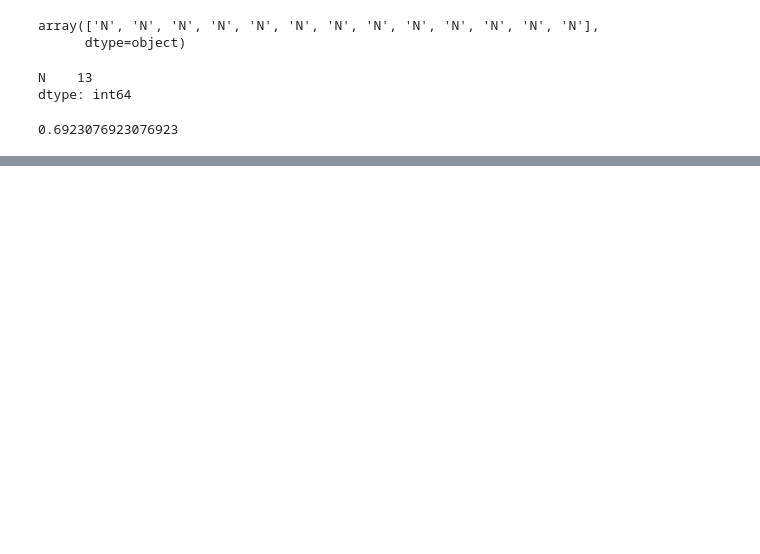
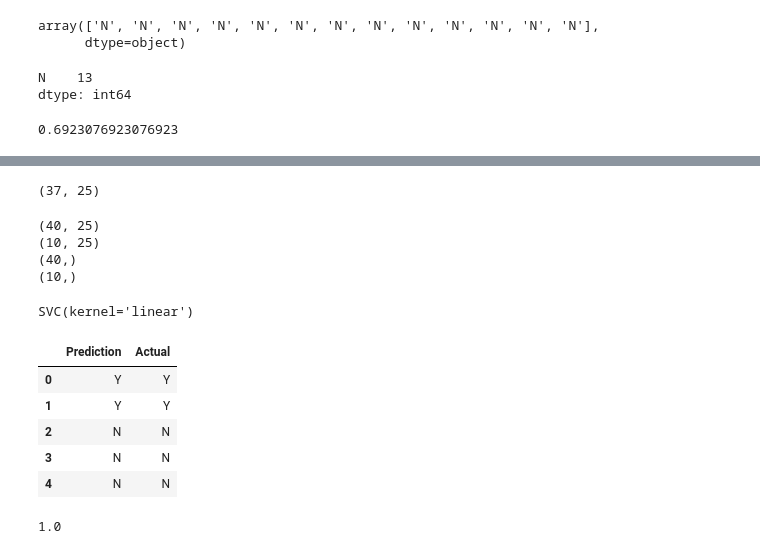
Before and after one commit to mmilner3/DPO_Analysis, a Jupyter notebook: Clean_DPO_Table.ipynb, the cells around one changed output, grey strips where cells are left out. Drawn from its saved outputs; the diff is of its cells as text; code cells hidden in the pictures; blank space fills up the shorter version.

```diff
--- a/Clean_DPO_Table.ipynb
+++ b/Clean_DPO_Table.ipynb
@@ -266,0 +289,9 @@ print(accuracy_score(y_test, y_pred))
+# %%
+y = total_dpo_table['dpo_delivered_late']
+X = total_dpo_table.drop(columns = ['dpo_delivered_late','actdely_dt','omstracknum','estdely_dt','shipnode'])
+# %%
+X_train, X_test, y_train, y_test = train_test_split(X,
+   y,  random_state=1, stratify=y)
+X_train.shape
+# %% [output]
+(37, 25)
@@ -266,0 +300,10 @@ print(accuracy_score(y_test, y_pred))
+# %%
+print(X_train2.shape)
+print(X_test2.shape)
+print(y_train2.shape)
+print(y_test2.shape)
+# %% [output]
+(40, 25)
+(10, 25)
+(40,)
+(10,)
@@ -266,0 +316,25 @@ print(accuracy_score(y_test, y_pred))
+# %%
+from sklearn.svm import SVC
+model = SVC(kernel='linear')
+model.fit(X_train, y_train)
+# %% [output]
+SVC(kernel='linear')
+# %%
+y_pred = model.predict(X_test)
+results = pd.DataFrame({
+   "Prediction": y_pred,
+   "Actual": y_test
+}).reset_index(drop=True)
+results.head()
+# %% [output]
+|  | Prediction | Actual |
+| 0 | Y | Y |
+| 1 | Y | Y |
+| 2 | N | N |
+| 3 | N | N |
+| 4 | N | N |
+# %%
+from sklearn.metrics import accuracy_score
+accuracy_score(y_test, y_pred)
+# %% [output]
+1.0
```
Also changed, not shown: parts of 20 cells of this notebook.
